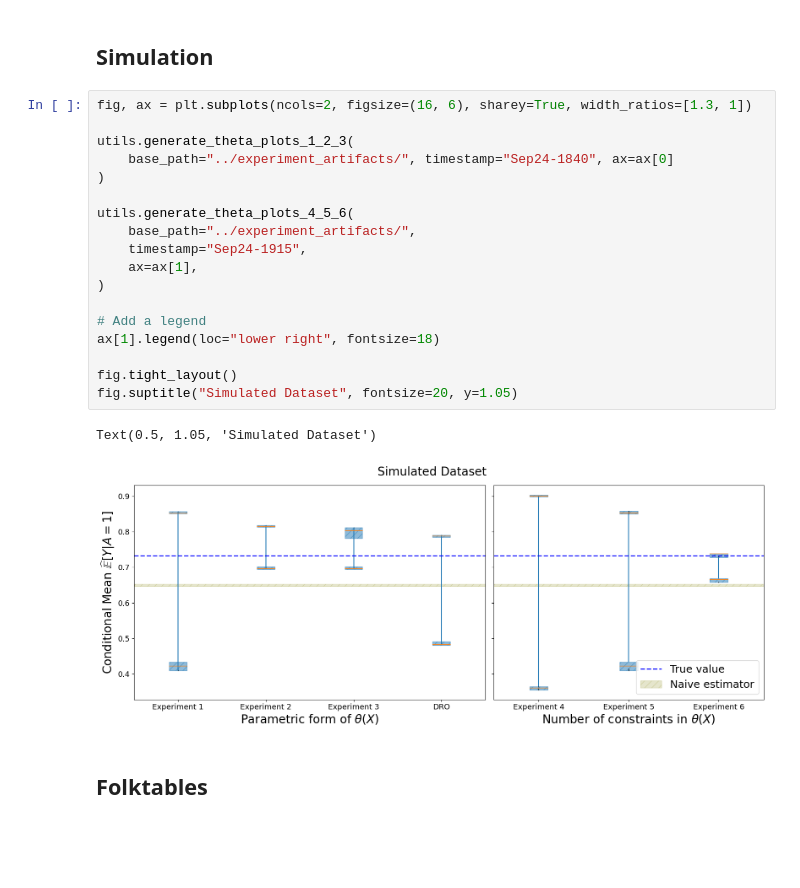
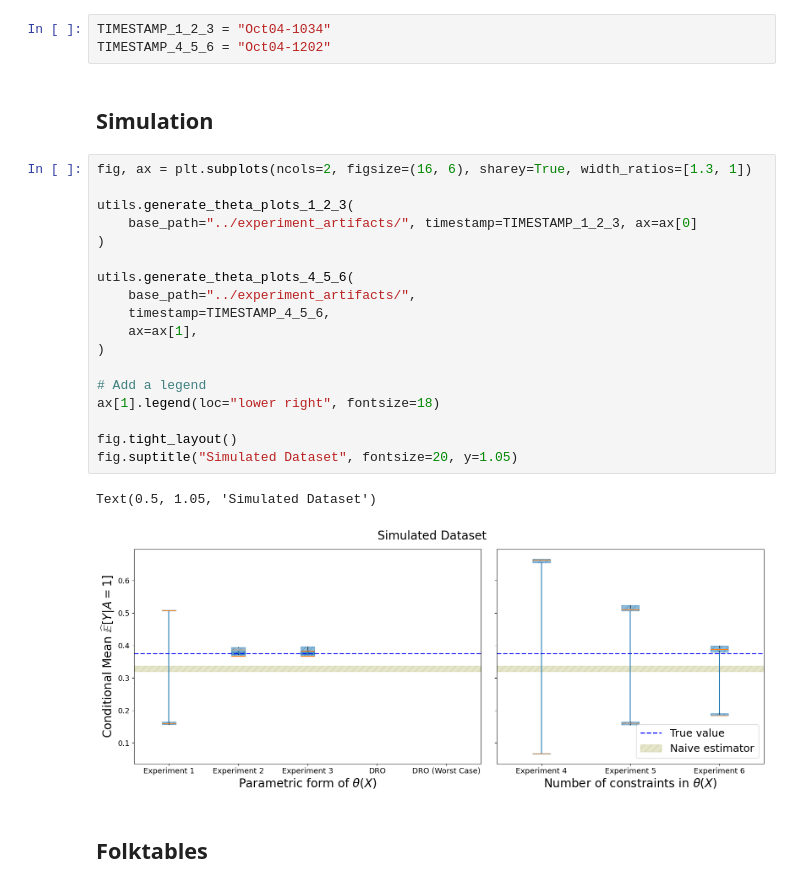
Before and after one commit to secg5/inference_contrained_distribution_shift, a Jupyter notebook: plotting/paper_plots.ipynb, the cells around one changed output. Drawn from its saved outputs; the diff is of its cells as text; blank space fills up the shorter version.

```diff
--- a/plotting/paper_plots.ipynb
+++ b/plotting/paper_plots.ipynb
@@ -15,26 +18,29 @@ import utils
+# %%
+TIMESTAMP_1_2_3 = "Oct04-1034"
+TIMESTAMP_4_5_6 = "Oct04-1202"
 # %% [markdown]
 ## Simulation
 # %%
 fig, ax = plt.subplots(ncols=2, figsize=(16, 6), sharey=True, width_ratios=[1.3, 1])
 
 utils.generate_theta_plots_1_2_3(
-    base_path="../experiment_artifacts/", timestamp="Sep24-1840", ax=ax[0]
+    base_path="../experiment_artifacts/", timestamp=TIMESTAMP_1_2_3, ax=ax[0]
 )
 
 utils.generate_theta_plots_4_5_6(
     base_path="../experiment_artifacts/",
-    timestamp="Sep24-1915",
+    timestamp=TIMESTAMP_4_5_6,
     ax=ax[1],
 )
 
 # Add a legend
 ax[1].legend(loc="lower right", fontsize=18)
 
 fig.tight_layout()
 fig.suptitle("Simulated Dataset", fontsize=20, y=1.05)
 # %% [output]
 Text(0.5, 1.05, 'Simulated Dataset')
-[figure, old version]
+[figure, new version]
 # %% [markdown]
 ## Folktables
 # %%
```
Also changed, not shown: parts of 2 cells of this notebook, 5 other files.
